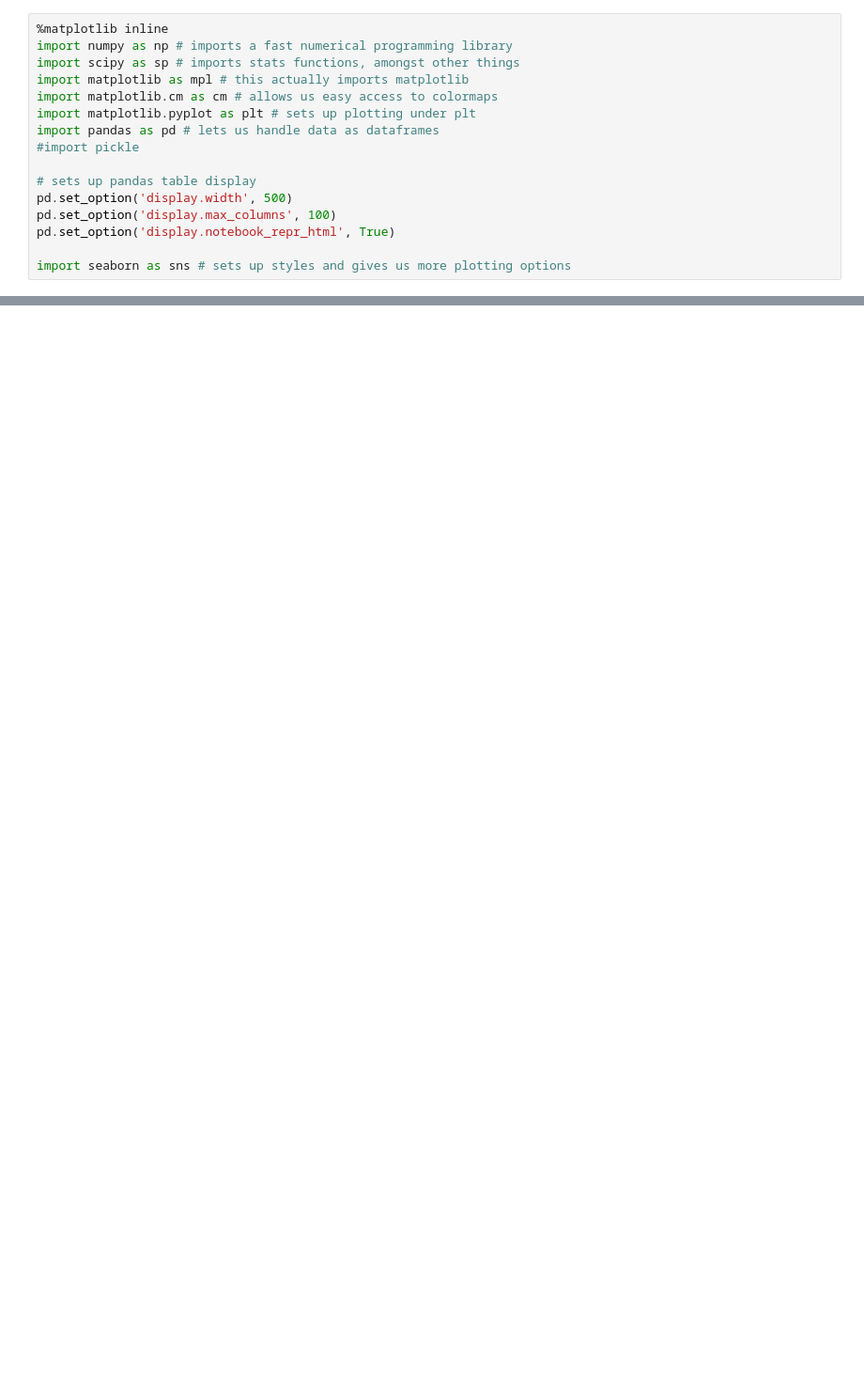
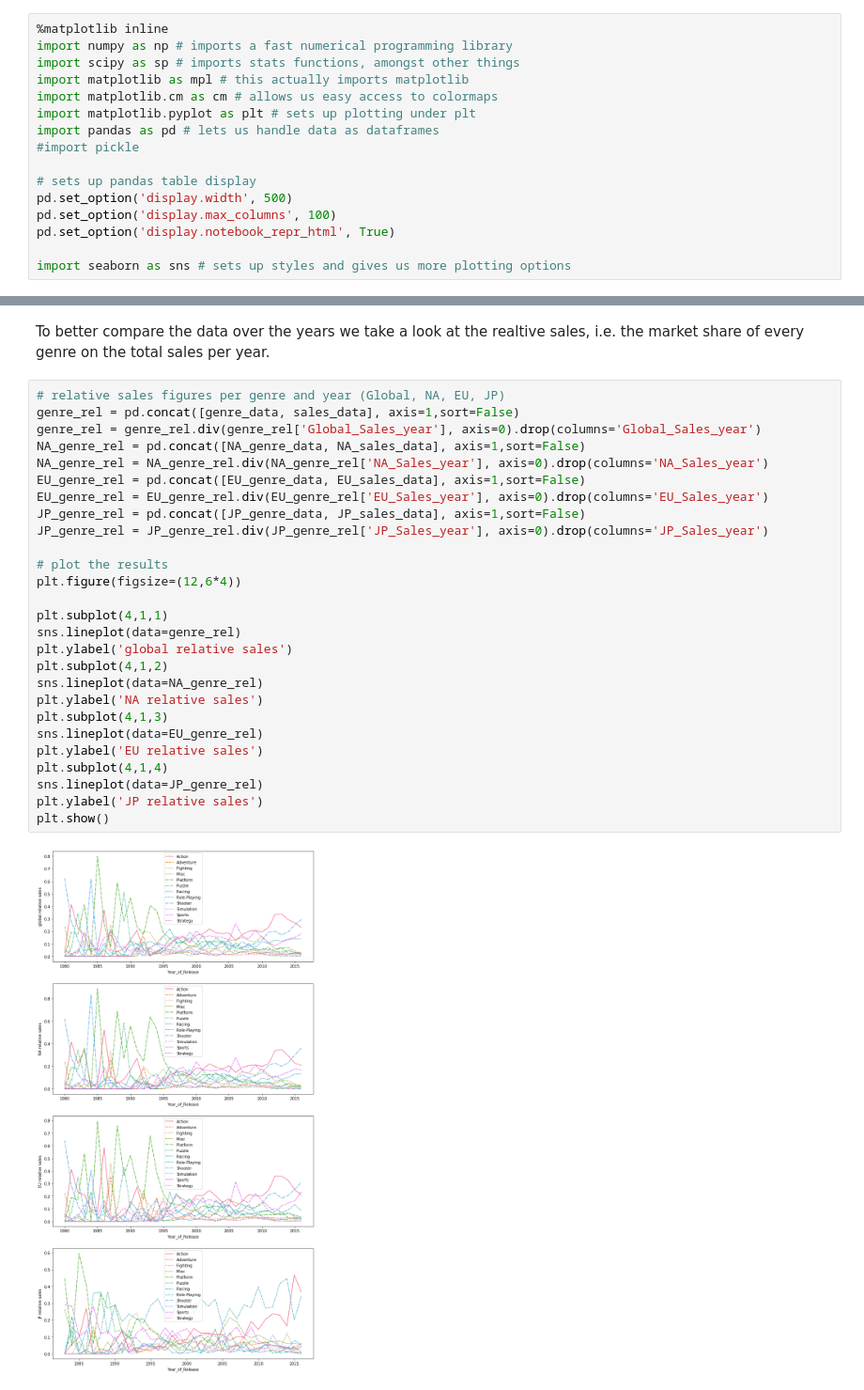
Before and after one commit to Pellys/FDSProject, a Jupyter notebook: sales_genre_rel.ipynb, the cells around one changed output, grey strips where cells are left out. Shown at 94% size. Saved outputs shown, nothing was run; the diff lists cells and outputs as text; blank space fills up the shorter version.

```diff
--- a/sales_genre_rel.ipynb
+++ b/sales_genre_rel.ipynb
@@ -61,0 +76,31 @@ sns.lineplot(data=genre_rel)
+# %% [markdown]
+To better compare the data over the years we take a look at the realtive sales, i.e. the market share of every genre on the total sales per year.
+# %%
+# relative sales figures per genre and year (Global, NA, EU, JP)
+genre_rel = pd.concat([genre_data, sales_data], axis=1,sort=False)
+genre_rel = genre_rel.div(genre_rel['Global_Sales_year'], axis=0).drop(columns='Global_Sales_year')
+NA_genre_rel = pd.concat([NA_genre_data, NA_sales_data], axis=1,sort=False)
+NA_genre_rel = NA_genre_rel.div(NA_genre_rel['NA_Sales_year'], axis=0).drop(columns='NA_Sales_year')
+EU_genre_rel = pd.concat([EU_genre_data, EU_sales_data], axis=1,sort=False)
+EU_genre_rel = EU_genre_rel.div(EU_genre_rel['EU_Sales_year'], axis=0).drop(columns='EU_Sales_year')
+JP_genre_rel = pd.concat([JP_genre_data, JP_sales_data], axis=1,sort=False)
+JP_genre_rel = JP_genre_rel.div(JP_genre_rel['JP_Sales_year'], axis=0).drop(columns='JP_Sales_year')
+
+# plot the results
+plt.figure(figsize=(12,6*4))
+
+plt.subplot(4,1,1)
+sns.lineplot(data=genre_rel)
+plt.ylabel('global relative sales')
+plt.subplot(4,1,2)
+sns.lineplot(data=NA_genre_rel)
+plt.ylabel('NA relative sales')
+plt.subplot(4,1,3)
+sns.lineplot(data=EU_genre_rel)
+plt.ylabel('EU relative sales')
+plt.subplot(4,1,4)
+sns.lineplot(data=JP_genre_rel)
+plt.ylabel('JP relative sales')
+plt.show()
+# %% [output]
+[figure, added]
```
Also changed, not shown: parts of 10 cells of this notebook.
